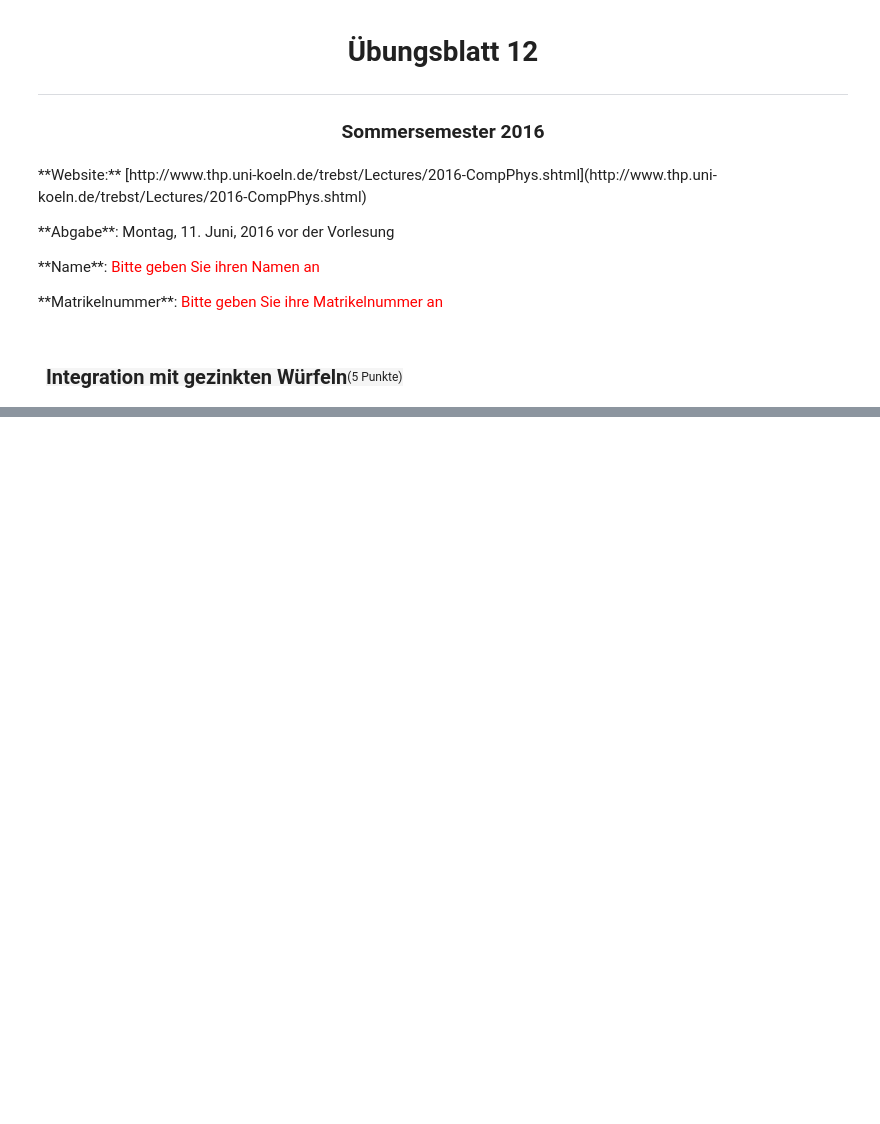
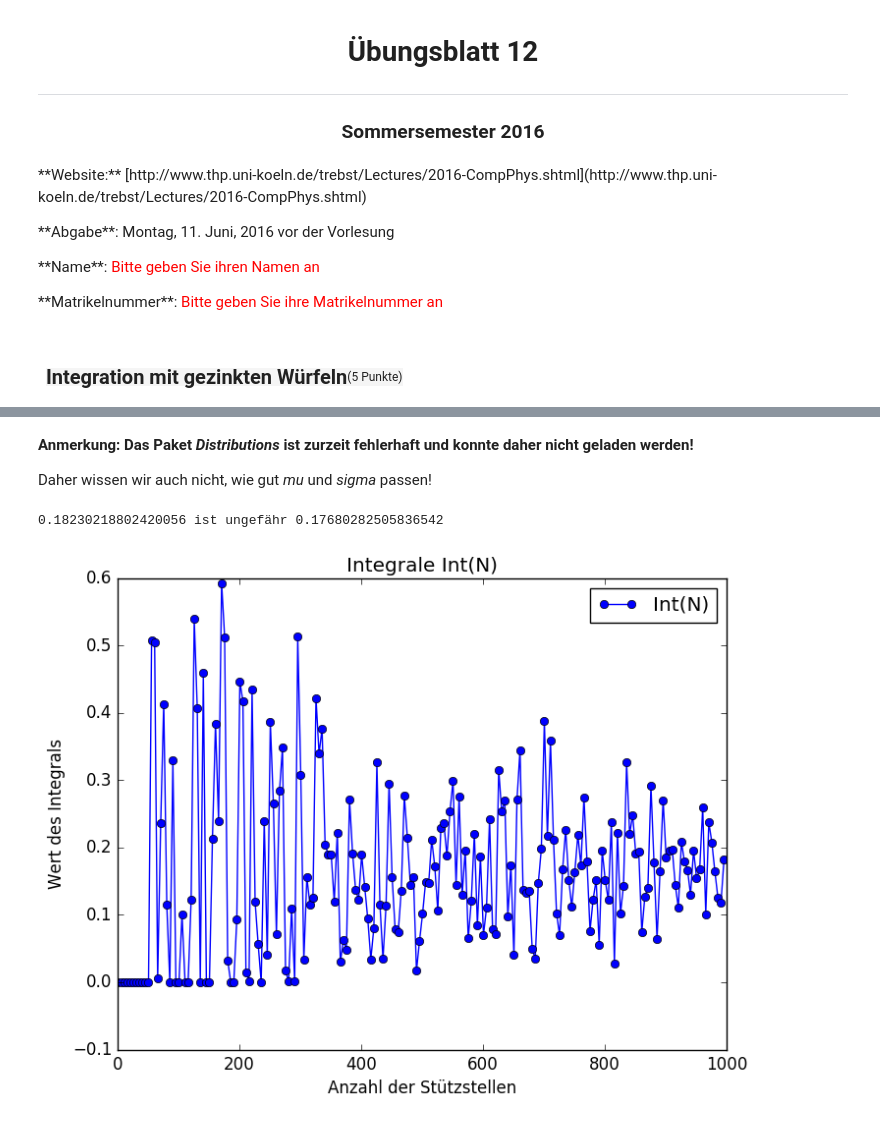
Before and after one commit to ofilla/compphys2016, a Jupyter notebook: uebung_12/12_integration_gezinkte_wuerfel.ipynb, the cells around one changed output, grey strips where cells are left out. Cells and saved outputs as stored; diff of their text form; code cells hidden in the pictures; blank space fills up the shorter version.

```diff
--- a/uebung_12/12_integration_gezinkte_wuerfel.ipynb
+++ b/uebung_12/12_integration_gezinkte_wuerfel.ipynb
@@ -61,0 +117,27 @@ rand(random_number_generator)
+# %% [markdown]
+**Anmerkung: Das Paket *Distributions* ist zurzeit fehlerhaft und konnte daher nicht geladen werden!**
+
+Daher wissen wir auch nicht, wie gut *mu* und *sigma* passen!
+# %%
+# initialize
+g(x) = cos(x).*exp(-100.*x.^2)
+Is   = []
+
+srand(3) # seed random here so that there is a nice output
+for N in Ns
+    push!(Is, integrate(g, 20, N=N))
+end
+
+println("$(Is[end]) ist ungefähr $(hquadrature(g, -20, 20)[1])")
+
+using PyPlot
+figure()
+title("Integrale Int(N)")
+xlabel("Anzahl der Stützstellen")
+ylabel("Wert des Integrals")
+plot(Ns, Is, label="Int(N)", marker="o")
+legend()
+;
+# %% [output]
+0.18230218802420056 ist ungefähr 0.17680282505836542
+[figure, added]
```
Also changed, not shown: parts of 11 cells of this notebook, 2 other files.
